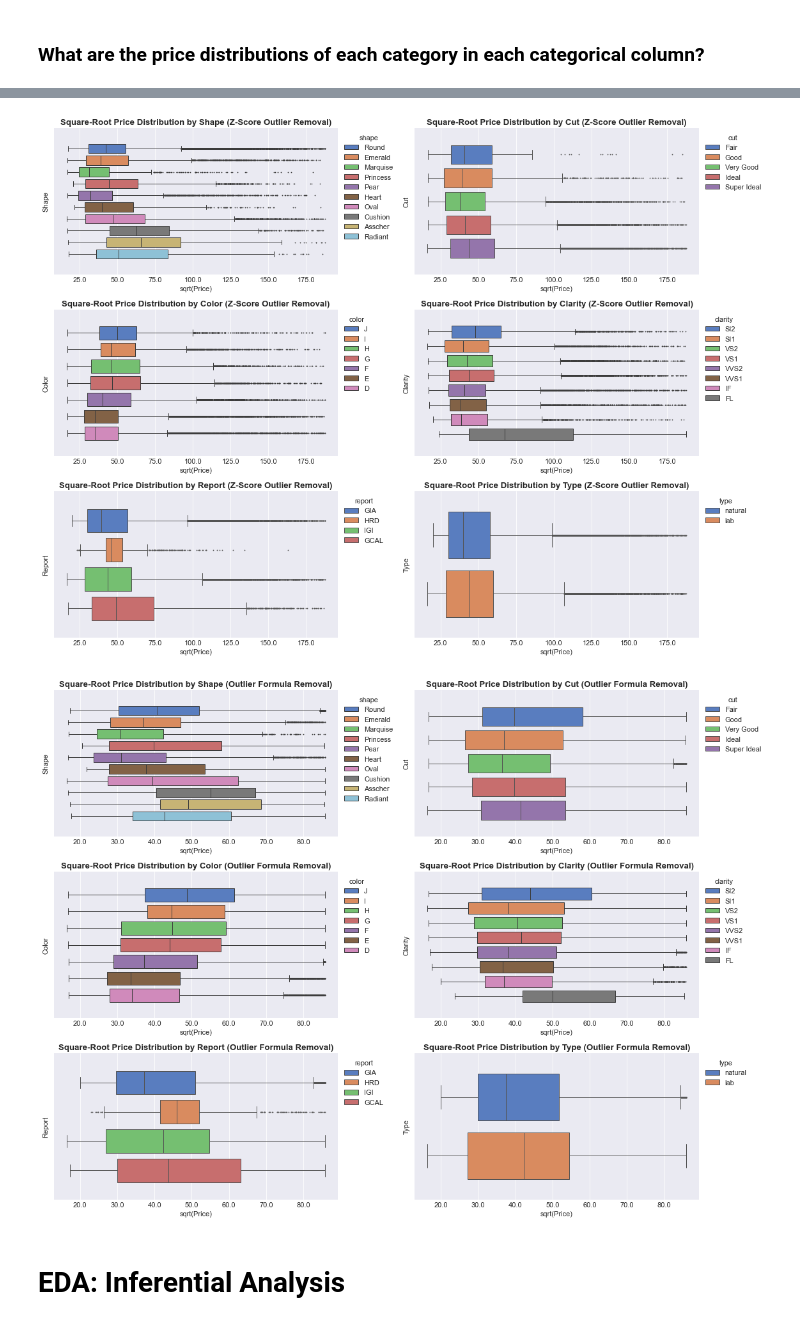
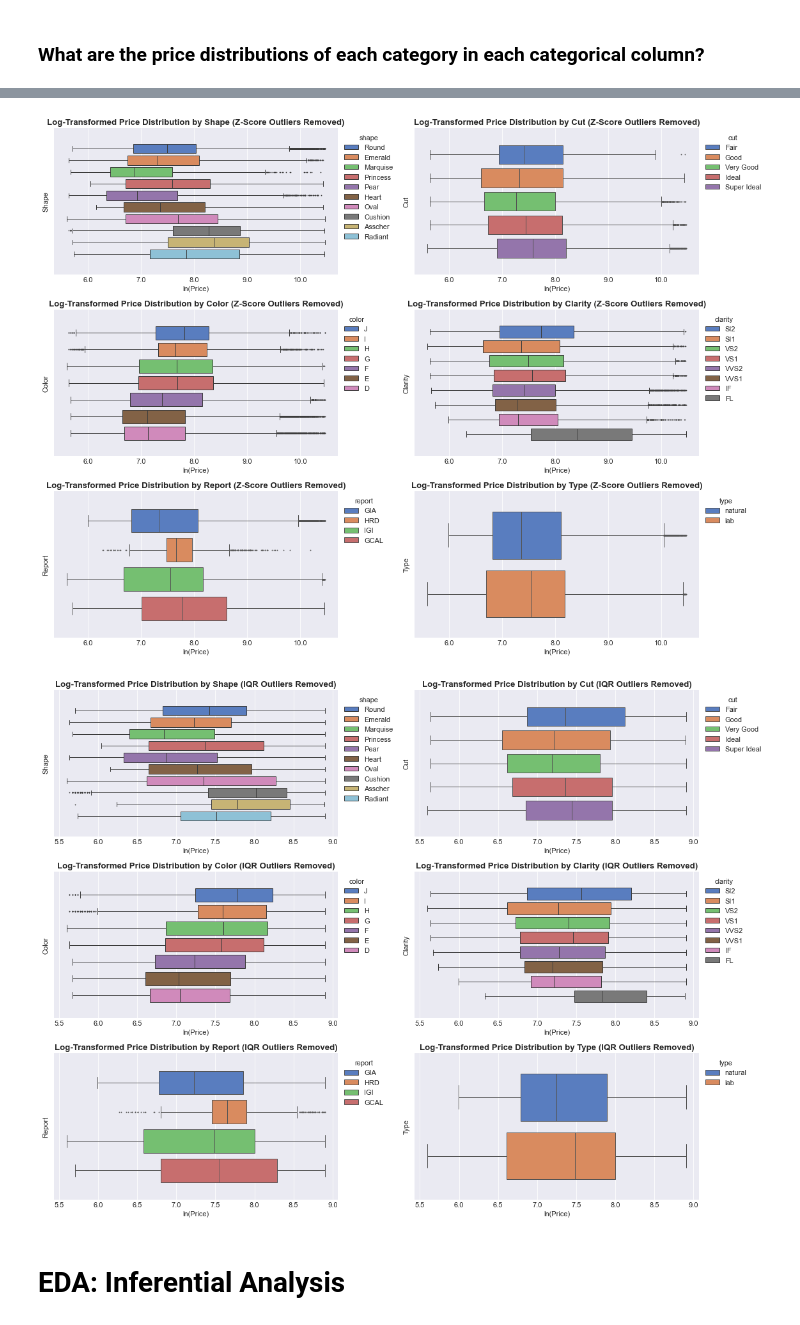
Before and after one commit to TrinityGahagen2K/diamond-pricing-analysis, a Jupyter notebook: diamond_pricing_analysis.ipynb, the cells around one changed output, grey strips where cells are left out. Saved outputs shown, nothing was run; the diff lists cells and outputs as text; code cells hidden in the pictures.

```diff
--- a/diamond_pricing_analysis.ipynb
+++ b/diamond_pricing_analysis.ipynb
@@ -294,0 +322,12 @@ plt.tight_layout();
+# %%
+fig, axes = plt.subplots(3, 2, figsize=(15, 12))
+for n, col in enumerate(categorical_cols):
+    ax = axes[n//2][n%2]
+    carat_vs_price_by_column(df=diamonds.drop(three_point_five_stds_above.index),
+                             column=col,
+                             fig=fig,
+                             ax=ax,
+                             title=f'Carat Weight of Diamond vs. Price by {col.title()} (Z-Score Outliers Removed)',
+                             ylabel=f'Price (in thousands)',
+                             )
+plt.tight_layout();
@@ -295,7 +336,10 @@ plt.tight_layout();
 # %%
-fig, axes = plt.subplots(3, 2, figsize=(12, 12))
+fig, axes = plt.subplots(3, 2, figsize=(15, 12))
 for n, col in enumerate(categorical_cols):
     ax = axes[n//2][n%2]
-    carat_vs_price_by_column(df=no_outliers, column=col, fig=fig, ax=ax)
+    carat_vs_price_by_column(df=no_outliers,
+                             column=col,
+                             fig=fig, ax=ax,
+                             title=f'Carat Weight of Diamond vs. Price by {col.title()} (IQR Outliers Removed)')
 plt.tight_layout();
 # %% [output]
@@ -305,7 +349,7 @@ With outliers removed, it is easier to see that there is a clear positive correl
 # %% [markdown]
 ### What are the price distributions of each category in each categorical column?
 # %%
-def boxplot_by_category(df=diamonds, x='sqrt_price', column=None, fig=None, ax=None, title='', xlabel='', ylabel=''):
+def boxplot_by_category(df=diamonds, x='price', column=None, fig=None, ax=None, title='', xlabel='', ylabel=''):
     if (fig == None) & (ax == None):
         fig, ax = plt.subplots(figsize=(10, 6))
 
@@ -315,3 +359,15 @@ def boxplot_by_category(df=diamonds, x='sqrt_price', column=None, fig=None, ax=N
     ax.set_ylabel(ylabel)
     ax.set_xlabel(xlabel)
     sns.move_legend(ax, "upper left", bbox_to_anchor=(1, 1));
+# %%
+fig, axes = plt.subplots(3, 2, figsize=(16, 12))
+for n, col in enumerate(categorical_cols):
+    ax = axes[n//2][n%2]
+    boxplot_by_category(df=diamonds,
+                        x='log_price',
+                        column=col,
+                        fig=fig, ax=ax,
+                        title=f'Log-Transformed Price Distribution by {col.title()}',
+                        xlabel='ln(Price)',
+                        ylabel=f'{col.title()}')
+plt.tight_layout();
@@ -318,29 +376,31 @@ def boxplot_by_category(df=diamonds, x='sqrt_price', column=None, fig=None, ax=N
 # %%
 fig, axes = plt.subplots(3, 2, figsize=(16, 12))
 for n, col in enumerate(categorical_cols):
     ax = axes[n//2][n%2]
     boxplot_by_category(df=diamonds.drop(three_point_five_stds_above.index),
+                        x='log_price',
                         column=col,
                         fig=fig, ax=ax,
-                        title=f'Square-Root Price Distribution by {col.title()} (Z-Score Outlier Removal)',
-                        xlabel='sqrt(Price)',
+                        title=f'Log-Transformed Price Distribution by {col.title()} (Z-Score Outliers Removed)',
+                        xlabel='ln(Price)',
                         ylabel=f'{col.title()}')
 plt.tight_layout();
 # %% [output]
-[figure, old version]
+[figure, new version]
 # %%
 fig, axes = plt.subplots(3, 2, figsize=(16, 12))
 for n, col in enumerate(categorical_cols):
     ax = axes[n//2][n%2]
     boxplot_by_category(df=no_outliers,
+                        x='log_price',
                         column=col,
                         fig=fig, ax=ax,
-                        title=f'Square-Root Price Distribution by {col.title()} (Outlier Formula Removal)',
-                        xlabel='sqrt(Price)',
+                        title=f'Log-Transformed Price Distribution by {col.title()} (IQR Outliers Removed)',
+                        xlabel='ln(Price)',
                         ylabel=f'{col.title()}')
 plt.tight_layout();
 # %% [output]
-[figure, old version]
+[figure, new version]
 # %% [markdown]
 # EDA: Inferential Analysis
 # %%
```
Also changed, not shown: parts of 62 cells of this notebook, 2 other files.
